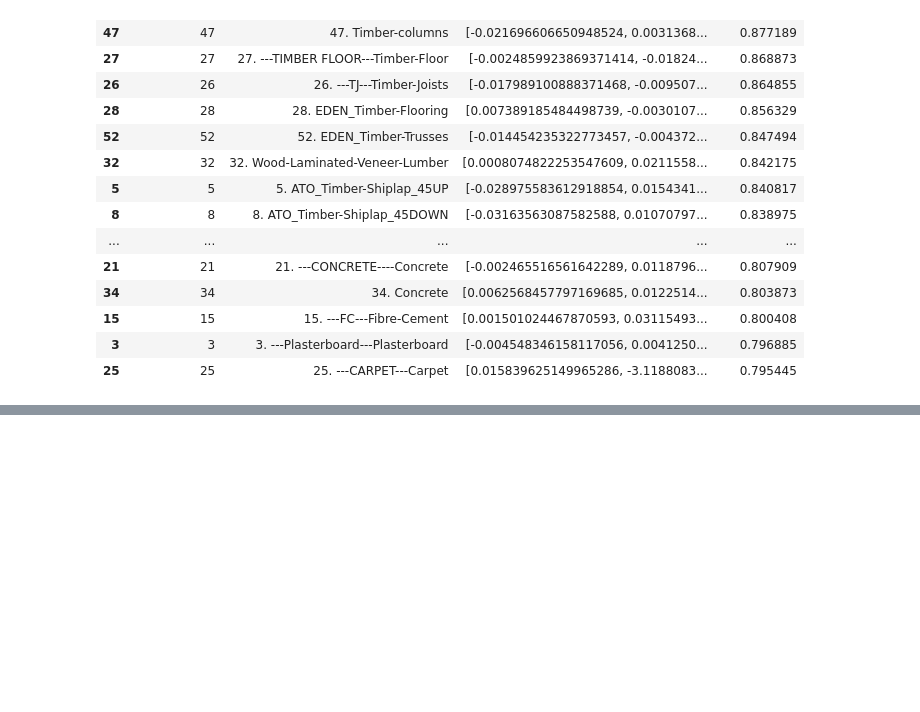
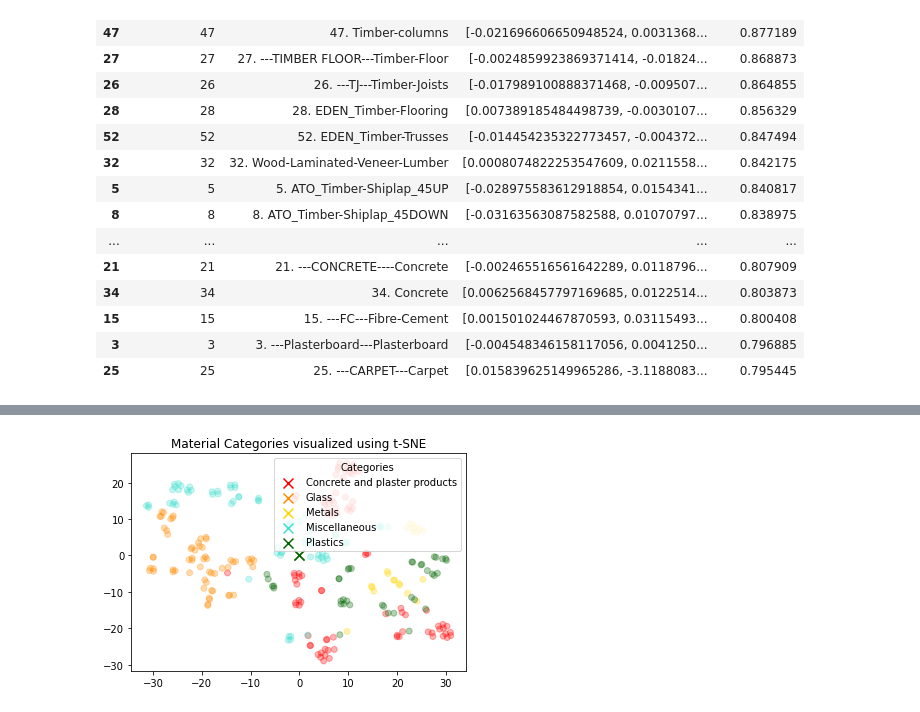
Before and after one commit to KarsonKKC/FADA3030, a Jupyter notebook: embaddings testing.ipynb, the cells around one changed output, grey strips where cells are left out. Cells and saved outputs as stored; diff of their text form; code cells hidden in the pictures; blank space fills up the shorter version.

Commit message:
Trying to plot a graph

```diff
--- a/embaddings testing.ipynb
+++ b/embaddings testing.ipynb
@@ -221,0 +225,45 @@ vis_dims.shape
+# %%
+import pandas as pd
+import matplotlib.pyplot as plt
+import matplotlib.colors as mcolors
+
+# Load the embeddings
+df_epic_em = pd.read_csv('word_embeddings_EPiC.csv')
+
+# Convert to a list of lists of floats
+matrix = np.array(df_epic_em.embeddings.apply(eval).to_list())
+
+# Create a t-SNE model and transform the data
+tsne = TSNE(n_components=2, perplexity=15, random_state=42, init='random', learning_rate=200)
+vis_dims = tsne.fit_transform(matrix)
+
+# Define the categories and their respective colors
+categories = df_epic_em['Category'].unique()
+colors = ["red", "darkorange", "gold", "turquoise", "darkgreen"]
+
+# Extract the x and y coordinates from the t-SNE result
+x = [coord[0] for coord in vis_dims]
+y = [coord[1] for coord in vis_dims]
+
+# Get the color indices for each point
+color_indices = df_epic_em.Category.astype('category').cat.codes
+
+# Create a colormap based on the categories and colors
+colormap = mcolors.ListedColormap(colors)
+
+# Scatter plot with category colors
+plt.scatter(x, y, c=color_indices, cmap=colormap, alpha=0.3)
+
+# Plot markers for each category
+for score, color in enumerate(colors):
+    avg_x = df_epic_em[df_epic_em.Category == categories[score]]['embeddings'].apply(eval).apply(lambda x: x[0]).mean()
+    avg_y = df_epic_em[df_epic_em.Category == categories[score]]['embeddings'].apply(eval).apply(lambda x: x[1]).mean()
+    plt.scatter(avg_x, avg_y, marker='x', color=color, s=100, label=categories[score])
+
+# Add legend
+plt.legend(title='Categories', loc='upper right')
+
+plt.title("Material Categories visualized using t-SNE")
+plt.show()
+# %% [output]
+[figure, added]
```
Also changed, not shown: parts of 9 cells of this notebook.
